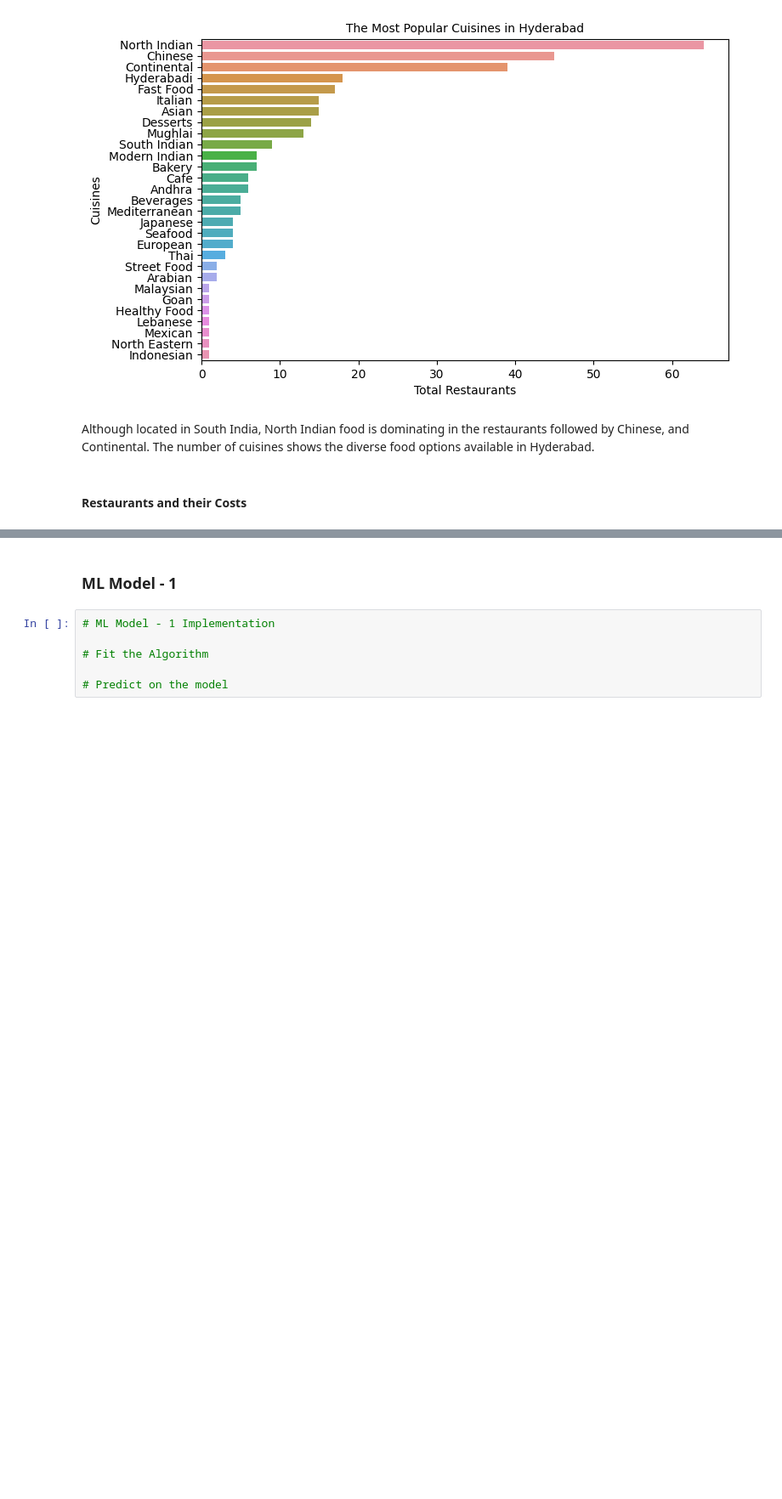
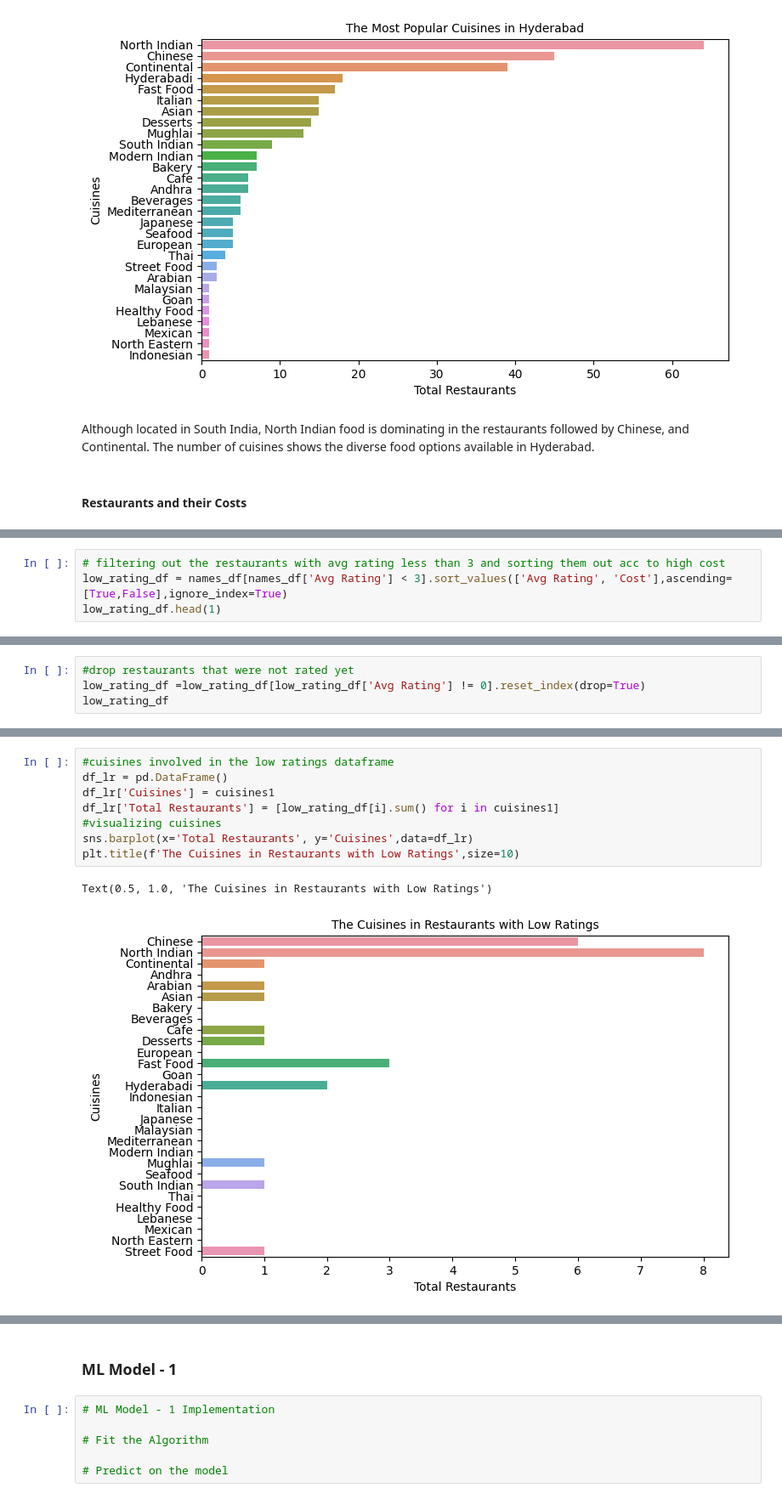
Before and after one commit to vak1997/Zomato-Restaurant-Clustering-and-Sentiment-Analysis, a Jupyter notebook: Zomato_Restaurant_Clustering_and_Sentiment_Analysis.ipynb, the cells around one changed output, grey strips where cells are left out. Shown at 85% size. Cells and saved outputs as stored; diff of their text form; blank space fills up the shorter version.

```diff
--- a/Zomato_Restaurant_Clustering_and_Sentiment_Analysis.ipynb
+++ b/Zomato_Restaurant_Clustering_and_Sentiment_Analysis.ipynb
@@ -1268,0 +912,4 @@ Answer Here.
+# %%
+# filtering out the restaurants with avg rating less than 3 and sorting them out acc to high cost
+low_rating_df = names_df[names_df['Avg Rating'] < 3].sort_values(['Avg Rating', 'Cost'],ascending=[True,False],ignore_index=True)
+low_rating_df.head(1)
@@ -1268,0 +920,4 @@ Answer Here.
+# %%
+#drop restaurants that were not rated yet
+low_rating_df =low_rating_df[low_rating_df['Avg Rating'] != 0].reset_index(drop=True)
+low_rating_df
@@ -1268,0 +939,11 @@ Answer Here.
+# %%
+#cuisines involved in the low ratings dataframe
+df_lr = pd.DataFrame()
+df_lr['Cuisines'] = cuisines1
+df_lr['Total Restaurants'] = [low_rating_df[i].sum() for i in cuisines1]
+#visualizing cuisines
+sns.barplot(x='Total Restaurants', y='Cuisines',data=df_lr)
+plt.title(f'The Cuisines in Restaurants with Low Ratings',size=10)
+# %% [output]
+Text(0.5, 1.0, 'The Cuisines in Restaurants with Low Ratings')
+[figure, added]
```
Also changed, not shown: parts of 235 cells of this notebook.
